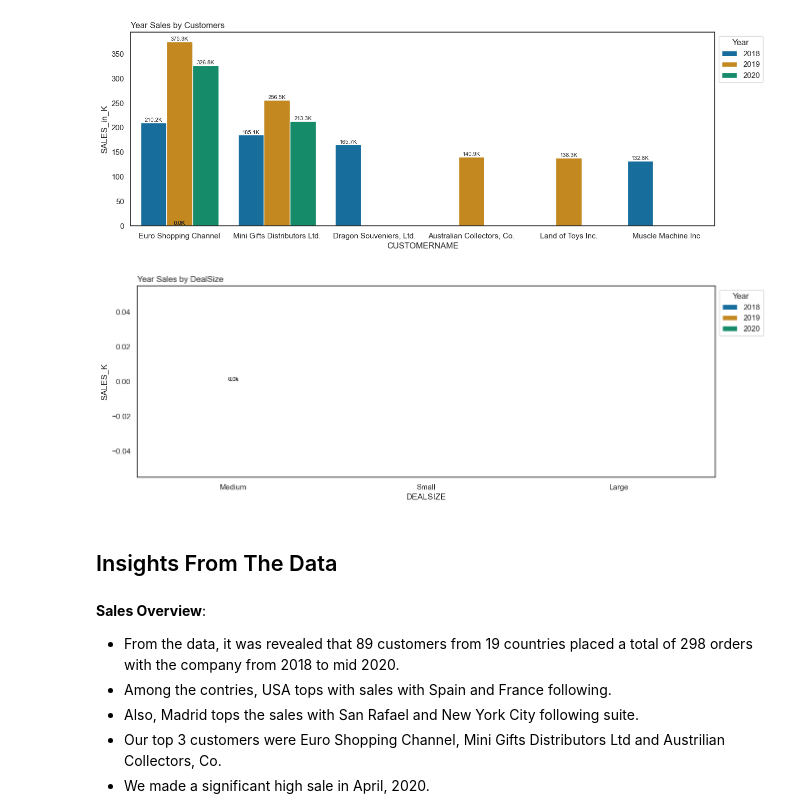
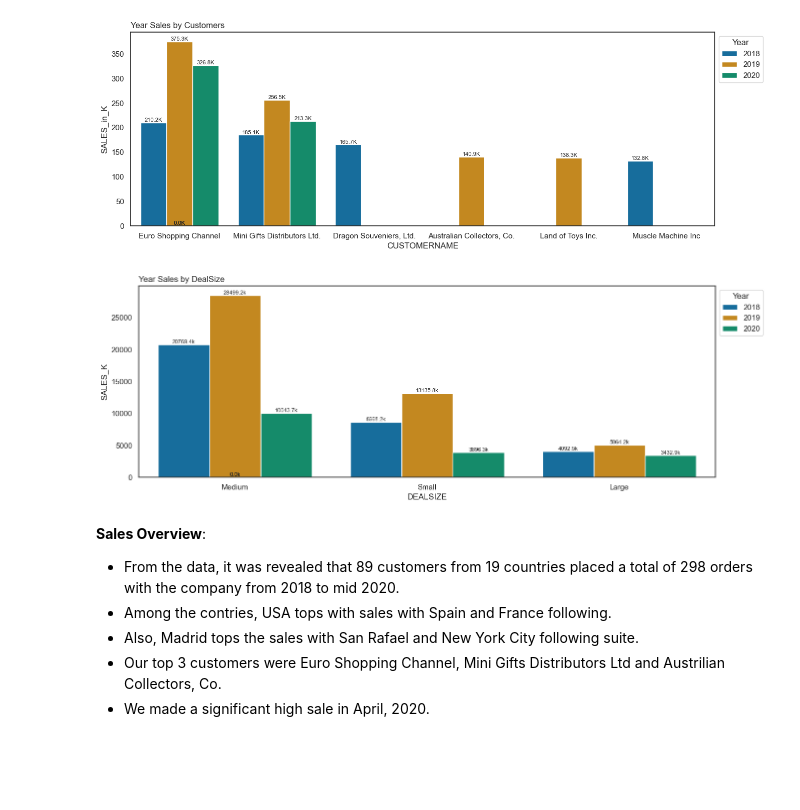
Before and after one commit to DataNerdss/Automobile_Sales_Analysis_Project, a Jupyter notebook: Notebook/car_sales_analysis.ipynb, the cells around one changed output. Saved outputs shown, nothing was run; the diff lists cells and outputs as text; code cells hidden in the pictures; blank space fills up the shorter version.

```diff
--- a/Notebook/car_sales_analysis.ipynb
+++ b/Notebook/car_sales_analysis.ipynb
@@ -648,24 +468,21 @@ for p in plt.gca().patches:
 # %%
 # Comparison of Sales by DealSize with hue as Year
 df4 = pd.DataFrame(df.filter(items=['DEALSIZE','SALES','Year']).groupby(['DEALSIZE','Year'])['SALES'].sum()).sort_values(by = 'SALES',ascending=False)
-df4['SALES_K'] = df3['SALES']/1000
-
+df4['SALES_K'] = df4['SALES']/100
 
 sns.set_theme(style='white')
 plt.figure(figsize= (15,5))
 
 sns.barplot(data = df4, x = 'DEALSIZE', y = 'SALES_K', hue = 'Year', ci = None, palette='colorblind', estimator=sum)
 plt.legend(title = 'Year',loc = 'upper left',bbox_to_anchor = (1,1))
 plt.title('Year Sales by DealSize', loc = 'left')
 
 
 for p in plt.gca().patches:
     plt.gca().annotate(f'{p.get_height():.1f}k', (p.get_x() + p.get_width() / 2., p.get_height()),
                        ha='center', va='bottom', fontsize=8)
 # %% [output]
-[figure, old version]
+[figure, new version]
-# %% [markdown]
-## Insights From The Data
 # %% [markdown]
 **Sales Overview**:
 - From the data, it was revealed that 89 customers from 19 countries placed a total of 298 orders with the company from 2018 to mid 2020.
```
Also changed, not shown: parts of 30 cells of this notebook.
